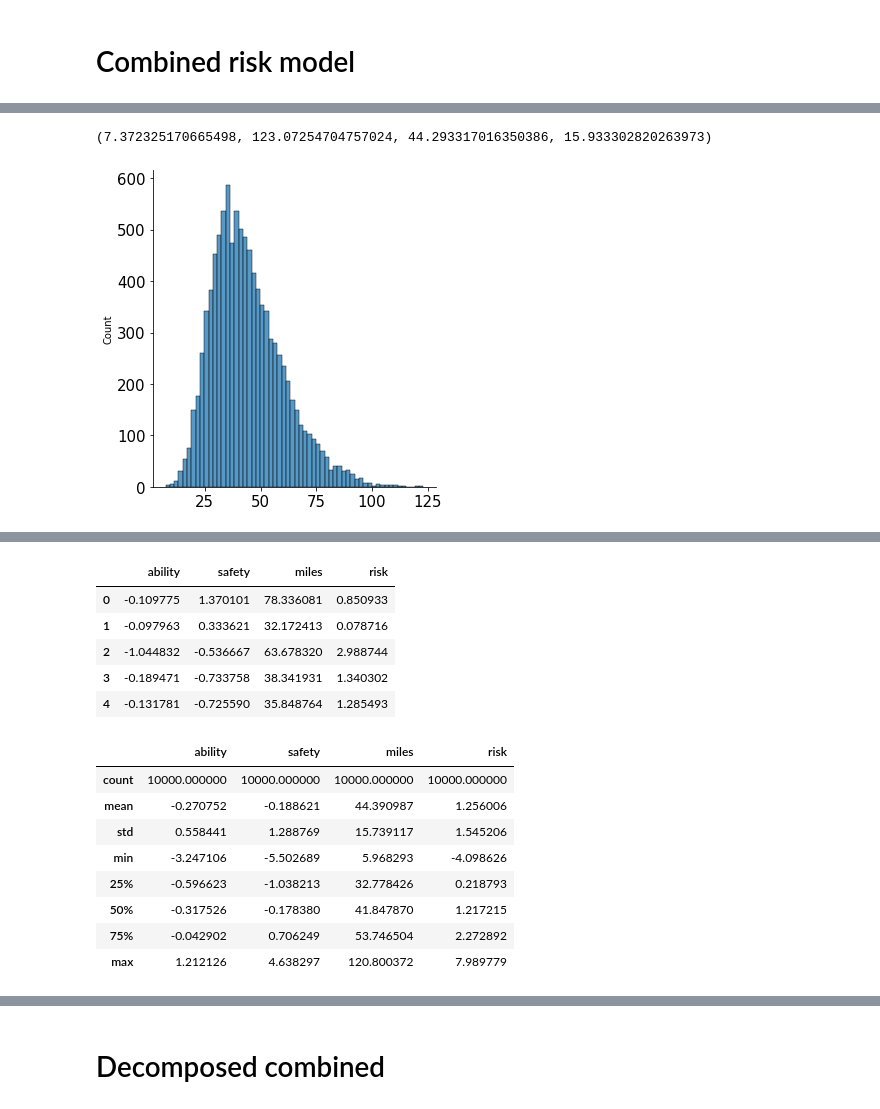
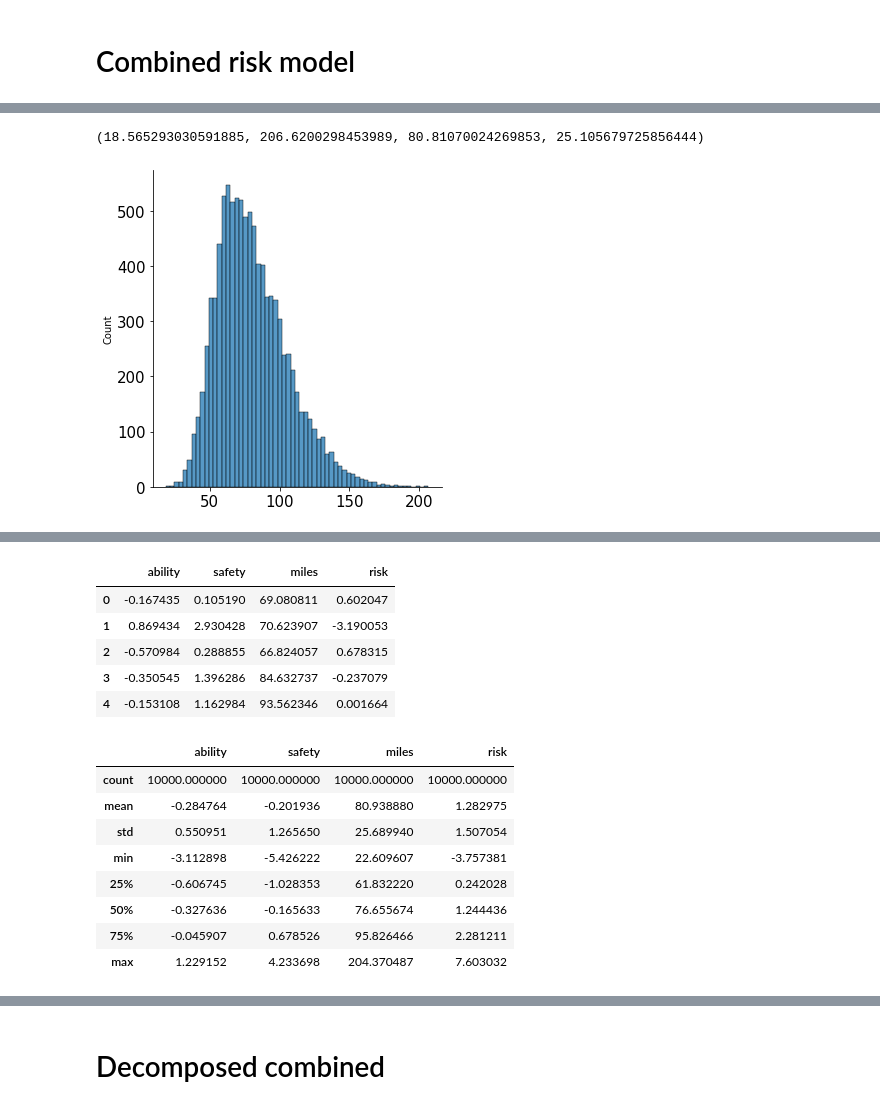
Before and after one commit to openknowledge/mlops, a Jupyter notebook: data/generate-causal.ipynb, the cells around one changed output, grey strips where cells are left out. Cells and saved outputs as stored; diff of their text form; code cells hidden in the pictures.

Commit message:
fixed data generation: miles can not be negative

```diff
--- a/data/generate-causal.ipynb
+++ b/data/generate-causal.ipynb
@@ -315,16 +315,16 @@ sns.displot(ability);
 # %%
-miles_mean = 25
-miles_std = 25
+miles_mean = 50
+miles_std = 40
 
 x = skewnorm.rvs(a=4, loc=miles_mean, scale=miles_std, size=n_samples)
 sns.displot(x);
 miles_skewed_mean = x.mean()
 miles_skewed_std = x.std()
 
 x.min(), x.max(), miles_skewed_mean, miles_skewed_std
 # %% [output]
-(7.372325170665498, 123.07254704757024, 44.293317016350386, 15.933302820263973)
+(18.565293030591885, 206.6200298453989, 80.81070024269853, 25.105679725856444)
-[figure, old version]
+[figure, new version]
 # %%
 risk_model = StructuralCausalModel({
     "ability": lambda n_samples: driver_ability_model.sample(n_samples=n_samples)['driver_ability'],
@@ -348,23 +348,23 @@ data = risk_model.sample(n_samples=n_samples)
 data.head()
 # %% [output]
 |  | ability | safety | miles | risk |
-| 0 | -0.109775 | 1.370101 | 78.336081 | 0.850933 |
-| 1 | -0.097963 | 0.333621 | 32.172413 | 0.078716 |
-| 2 | -1.044832 | -0.536667 | 63.678320 | 2.988744 |
-| 3 | -0.189471 | -0.733758 | 38.341931 | 1.340302 |
-| 4 | -0.131781 | -0.725590 | 35.848764 | 1.285493 |
+| 0 | -0.167435 | 0.105190 | 69.080811 | 0.602047 |
+| 1 | 0.869434 | 2.930428 | 70.623907 | -3.190053 |
+| 2 | -0.570984 | 0.288855 | 66.824057 | 0.678315 |
+| 3 | -0.350545 | 1.396286 | 84.632737 | -0.237079 |
+| 4 | -0.153108 | 1.162984 | 93.562346 | 0.001664 |
 # %%
 data.describe()
 # %% [output]
 |  | ability | safety | miles | risk |
 | count | 10000.000000 | 10000.000000 | 10000.000000 | 10000.000000 |
-| mean | -0.270752 | -0.188621 | 44.390987 | 1.256006 |
-| std | 0.558441 | 1.288769 | 15.739117 | 1.545206 |
-| min | -3.247106 | -5.502689 | 5.968293 | -4.098626 |
-| 25% | -0.596623 | -1.038213 | 32.778426 | 0.218793 |
-| 50% | -0.317526 | -0.178380 | 41.847870 | 1.217215 |
-| 75% | -0.042902 | 0.706249 | 53.746504 | 2.272892 |
-| max | 1.212126 | 4.638297 | 120.800372 | 7.989779 |
+| mean | -0.284764 | -0.201936 | 80.938880 | 1.282975 |
+| std | 0.550951 | 1.265650 | 25.689940 | 1.507054 |
+| min | -3.112898 | -5.426222 | 22.609607 | -3.757381 |
+| 25% | -0.606745 | -1.028353 | 61.832220 | 0.242028 |
+| 50% | -0.327636 | -0.165633 | 76.655674 | 1.244436 |
+| 75% | -0.045907 | 0.678526 | 95.826466 | 2.281211 |
+| max | 1.229152 | 4.233698 | 204.370487 | 7.603032 |
 # %%
 sns.displot(data["miles"]);
 # %% [output]
```
Also changed, not shown: parts of 77 cells of this notebook, 38 other files.
